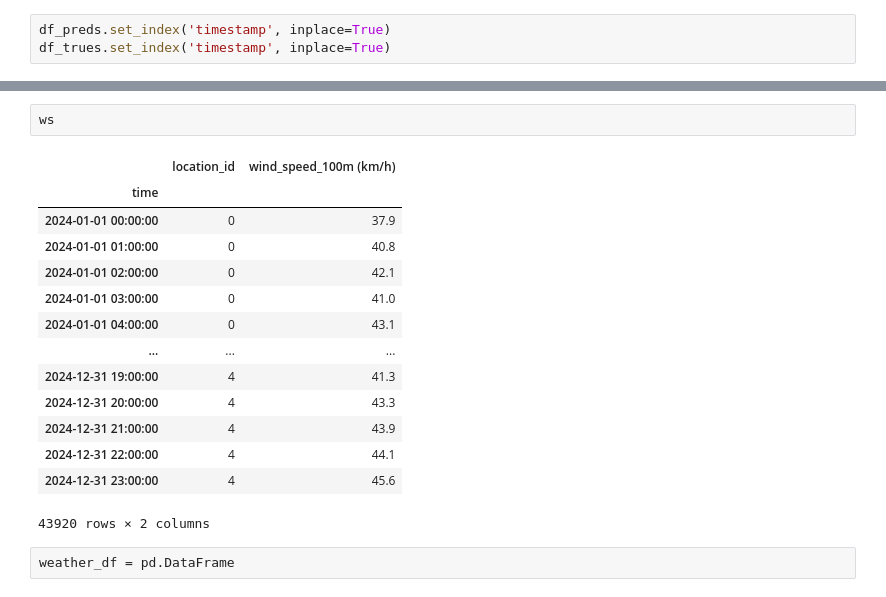
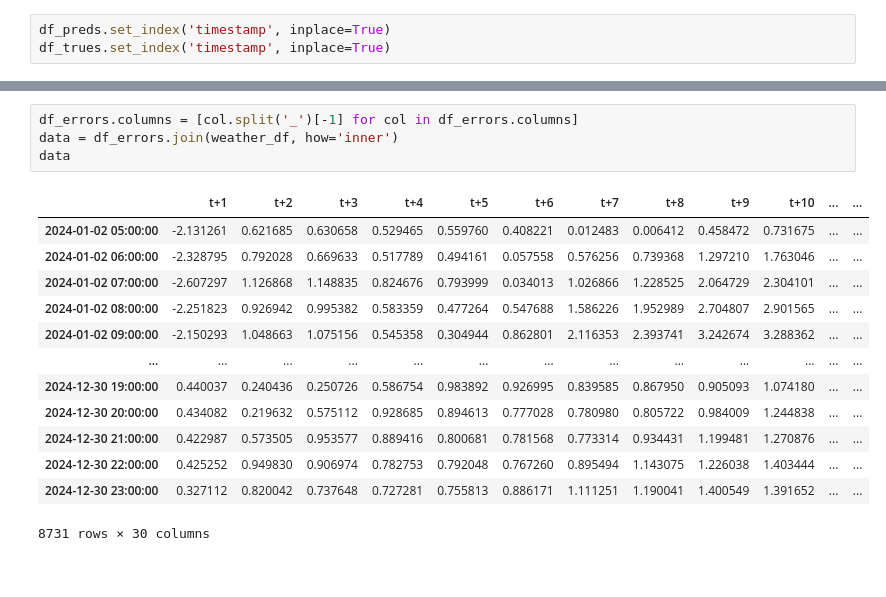
Before and after one commit to valentin-17/epf, a Jupyter notebook: notebooks/other_data_viz.ipynb, the cells around one changed output, grey strips where cells are left out. Cells and saved outputs as stored; diff of their text form.

```diff
--- a/notebooks/other_data_viz.ipynb
+++ b/notebooks/other_data_viz.ipynb
@@ -306,20 +335,19 @@ ghi
-# %%
-ws
-# %% [output]
-|  | location_id | wind_speed_100m (km/h) |
-| time |  |  |
-| 2024-01-01 00:00:00 | 0 | 37.9 |
-| 2024-01-01 01:00:00 | 0 | 40.8 |
-| 2024-01-01 02:00:00 | 0 | 42.1 |
-| 2024-01-01 03:00:00 | 0 | 41.0 |
-| 2024-01-01 04:00:00 | 0 | 43.1 |
-| ... | ... | ... |
-| 2024-12-31 19:00:00 | 4 | 41.3 |
-| 2024-12-31 20:00:00 | 4 | 43.3 |
-| 2024-12-31 21:00:00 | 4 | 43.9 |
-| 2024-12-31 22:00:00 | 4 | 44.1 |
-| 2024-12-31 23:00:00 | 4 | 45.6 |
-43920 rows × 2 columns
-# %%
-weather_df = pd.DataFrame
+# %%
+df_errors.columns = [col.split('_')[-1] for col in df_errors.columns]
+data = df_errors.join(weather_df, how='inner')
+data
+# %% [output]
+|  | t+1 | t+2 | t+3 | t+4 | t+5 | t+6 | t+7 | t+8 | t+9 | t+10 | ... | ... |
+| 2024-01-02 05:00:00 | -2.131261 | 0.621685 | 0.630658 | 0.529465 | 0.559760 | 0.408221 | 0.012483 | 0.006412 | 0.458472 | 0.731675 | ... | ... |
+| 2024-01-02 06:00:00 | -2.328795 | 0.792028 | 0.669633 | 0.517789 | 0.494161 | 0.057558 | 0.576256 | 0.739368 | 1.297210 | 1.763046 | ... | ... |
+| 2024-01-02 07:00:00 | -2.607297 | 1.126868 | 1.148835 | 0.824676 | 0.793999 | 0.034013 | 1.026866 | 1.228525 | 2.064729 | 2.304101 | ... | ... |
+| 2024-01-02 08:00:00 | -2.251823 | 0.926942 | 0.995382 | 0.583359 | 0.477264 | 0.547688 | 1.586226 | 1.952989 | 2.704807 | 2.901565 | ... | ... |
+| 2024-01-02 09:00:00 | -2.150293 | 1.048663 | 1.075156 | 0.545358 | 0.304944 | 0.862801 | 2.116353 | 2.393741 | 3.242674 | 3.288362 | ... | ... |
+| ... | ... | ... | ... | ... | ... | ... | ... | ... | ... | ... | ... | ... |
+| 2024-12-30 19:00:00 | 0.440037 | 0.240436 | 0.250726 | 0.586754 | 0.983892 | 0.926995 | 0.839585 | 0.867950 | 0.905093 | 1.074180 | ... | ... |
+| 2024-12-30 20:00:00 | 0.434082 | 0.219632 | 0.575112 | 0.928685 | 0.894613 | 0.777028 | 0.780980 | 0.805722 | 0.984009 | 1.244838 | ... | ... |
+| 2024-12-30 21:00:00 | 0.422987 | 0.573505 | 0.953577 | 0.889416 | 0.800681 | 0.781568 | 0.773314 | 0.934431 | 1.199481 | 1.270876 | ... | ... |
+| 2024-12-30 22:00:00 | 0.425252 | 0.949830 | 0.906974 | 0.782753 | 0.792048 | 0.767260 | 0.895494 | 1.143075 | 1.226038 | 1.403444 | ... | ... |
+| 2024-12-30 23:00:00 | 0.327112 | 0.820042 | 0.737648 | 0.727281 | 0.755813 | 0.886171 | 1.111251 | 1.190041 | 1.400549 | 1.391652 | ... | ... |
+8731 rows × 30 columns
 # %%
```
Also changed, not shown: parts of 10 cells of this notebook, 6 other files.
